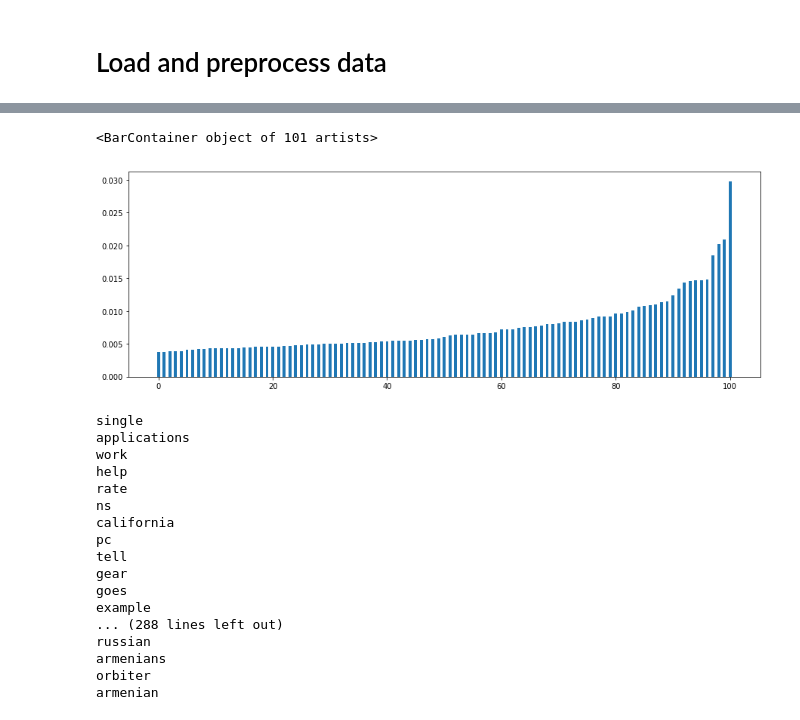
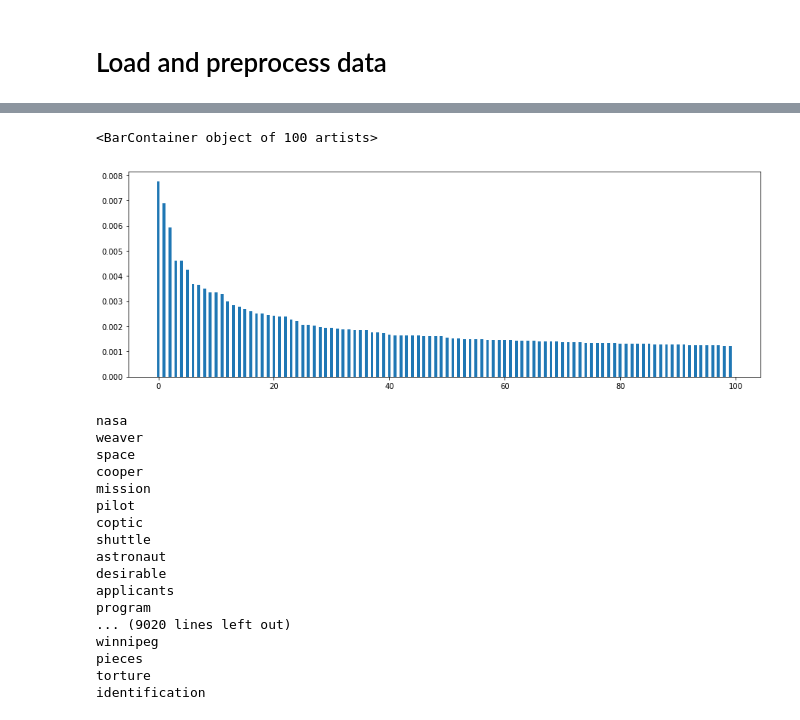
Before and after one commit to stratisMarkou/LDA, a Jupyter notebook: lda-pytorch.ipynb, the cells around one changed output, grey strips where cells are left out. Saved outputs shown, nothing was run; the diff lists cells and outputs as text; code cells hidden in the pictures.

```diff
--- a/lda-pytorch.ipynb
+++ b/lda-pytorch.ipynb
@@ -26,10 +24,10 @@ documents = fetch_20newsgroups(subset='train', remove=('headers', 'footers',  'q
 
 # Preprocess with gensim and remove stopwords
 documents = [[word for word in gensim.utils.simple_preprocess(document) if not word in gensim.parsing.preprocessing.STOPWORDS]
-             for document in documents['data'][:200]]
+             for document in documents['data'][:1000]]
 
 # Remove rare words by applying a frequency threshold
-freq_threshold = 5
+freq_threshold = 1
 counts = Counter([word for document in documents for word in document])
 
 documents = [list(filter(lambda word : counts[word] > freq_threshold, document)) for document in documents]
@@ -161,5 +159,5 @@ class VariationalLDA(nn.Module):
     def log_gamma_difference(self, tensor):
         return torch.lgamma(torch.sum(tensor, dim=-1)) - torch.sum(torch.lgamma(tensor), dim=-1)
 # %%
-lda = VariationalLDA(documents, len(counts), num_topics=3, log_eta=-1., log_alpha=-1.)
+lda = VariationalLDA(documents, len(counts), num_topics=20, log_eta=-1., log_alpha=-1.)
 # %%
@@ -228,31 +216,32 @@ lamda, _ = torch.sort(lda.lamda[0])
 # %%
+topic_idx = 10
 plt.figure(figsize=(15, 5))
-beta, beta_idx = torch.sort(torch.distributions.dirichlet.Dirichlet(lda.lamda[0]).rsample())
-y = beta.detach().cpu().numpy()[-101:]
+beta, beta_idx = torch.sort(torch.distributions.dirichlet.Dirichlet(lda.lamda[topic_idx]).rsample(), descending=True)
+y = beta.detach().cpu().numpy()[:100]
 x = torch.arange(len(y))
 plt.bar(x, y, width=0.5)
 # %% [output]
-<BarContainer object of 101 artists>
+<BarContainer object of 100 artists>
-[figure, old version]
+[figure, new version]
 # %%
 for idx in beta_idx:
 
     print(idx_word_dict[int(idx)])
 # %% [output]
-single
-applications
-work
-help
-rate
-ns
-california
-pc
-tell
-gear
-goes
-example
-... (288 lines left out)
-russian
-armenians
-orbiter
-armenian
+nasa
+weaver
+space
+cooper
+mission
+pilot
+coptic
+shuttle
+astronaut
+desirable
+applicants
+program
+... (9020 lines left out)
+winnipeg
+pieces
+torture
+identification
```
Also changed, not shown: parts of 5 cells of this notebook.
